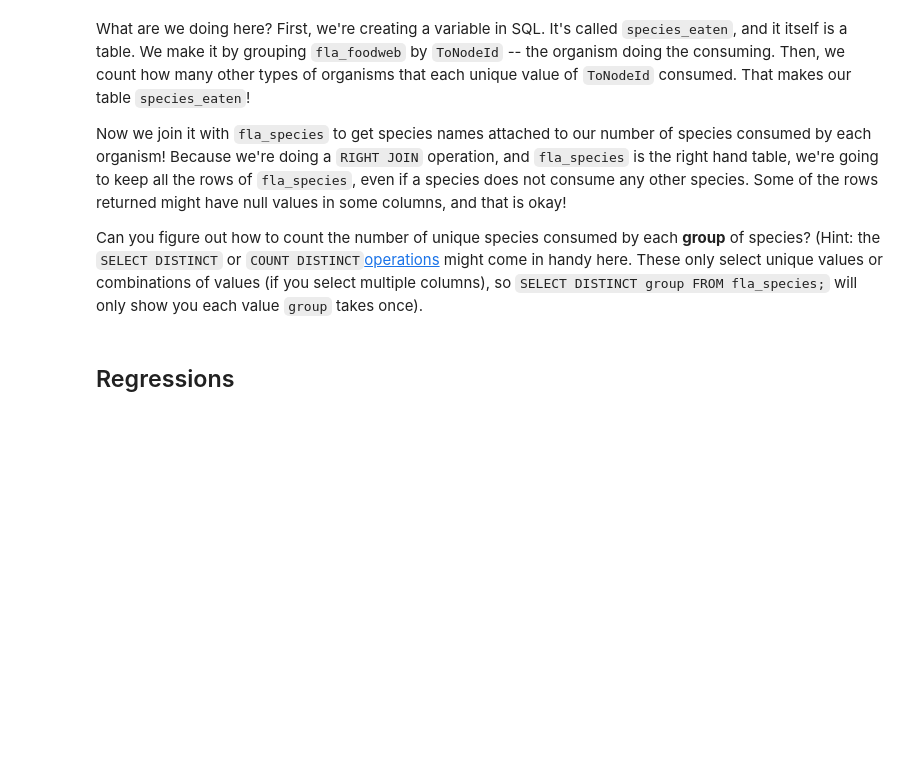
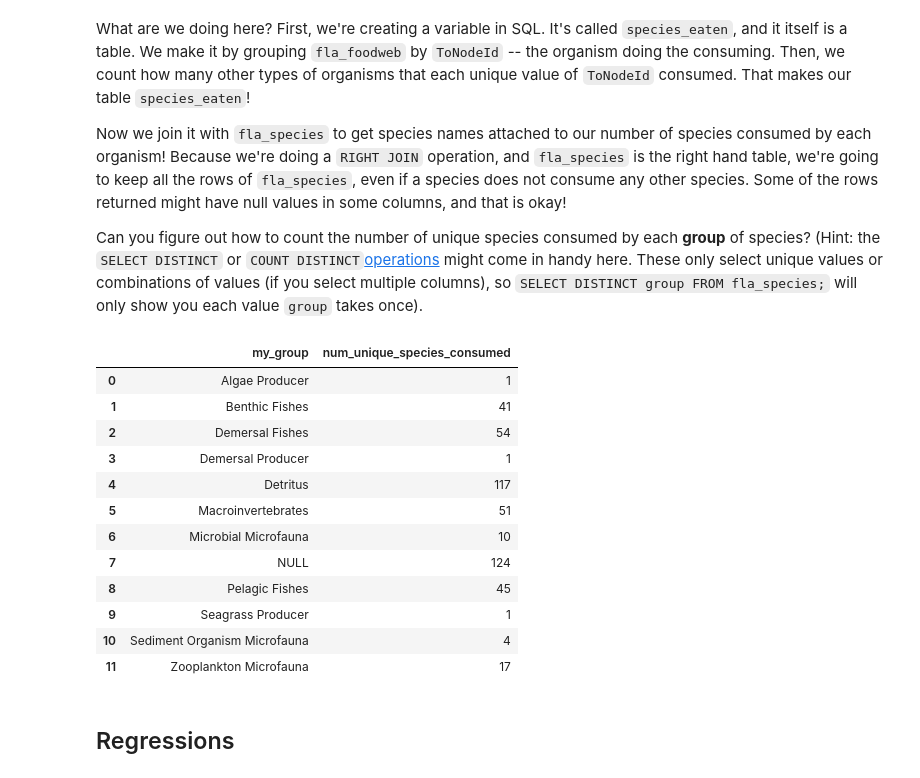
Before and after one commit to 14arjunk/CNET5051, a Jupyter notebook: class_08_datascience1_my_work.ipynb, the cells around one changed output. Saved outputs shown, nothing was run; the diff lists cells and outputs as text; code cells hidden in the pictures; blank space fills up the shorter version.

```diff
--- a/class_08_datascience1_my_work.ipynb
+++ b/class_08_datascience1_my_work.ipynb
@@ -453,6 +478,27 @@ Now we join it with `fla_species` to get species names attached to our number of
 Can you figure out how to count the number of unique species consumed by each **group** of species? (Hint: the `SELECT DISTINCT` or `COUNT DISTINCT`[operations](https://www.w3schools.com/Sql/sql_distinct.asp) might come in handy here. These only select unique values or combinations of values (if you select multiple columns), so `SELECT DISTINCT group FROM fla_species;` will only show you each value `group` takes once).
 # %%
 # Your Turn!!!
+qu = """
+    SELECT fla_species.my_group,
+           COUNT(DISTINCT fla_foodweb.FromNodeId) AS num_unique_species_consumed
+    FROM fla_foodweb
+    JOIN fla_species ON fla_foodweb.ToNodeId = fla_species.node_id
+    GROUP BY fla_species.my_group;"""
+pd.read_sql(qu, engine)
+# %% [output]
+|  | my_group | num_unique_species_consumed |
+| 0 | Algae Producer | 1 |
+| 1 | Benthic Fishes | 41 |
+| 2 | Demersal Fishes | 54 |
+| 3 | Demersal Producer | 1 |
+| 4 | Detritus | 117 |
+| 5 | Macroinvertebrates | 51 |
+| 6 | Microbial Microfauna | 10 |
+| 7 | NULL | 124 |
+| 8 | Pelagic Fishes | 45 |
+| 9 | Seagrass Producer | 1 |
+| 10 | Sediment Organism Microfauna | 4 |
+| 11 | Zooplankton Microfauna | 17 |
 # %% [markdown]
 ## Regressions
 # %% [markdown]
```
Also changed, not shown: parts of 3 cells of this notebook.
